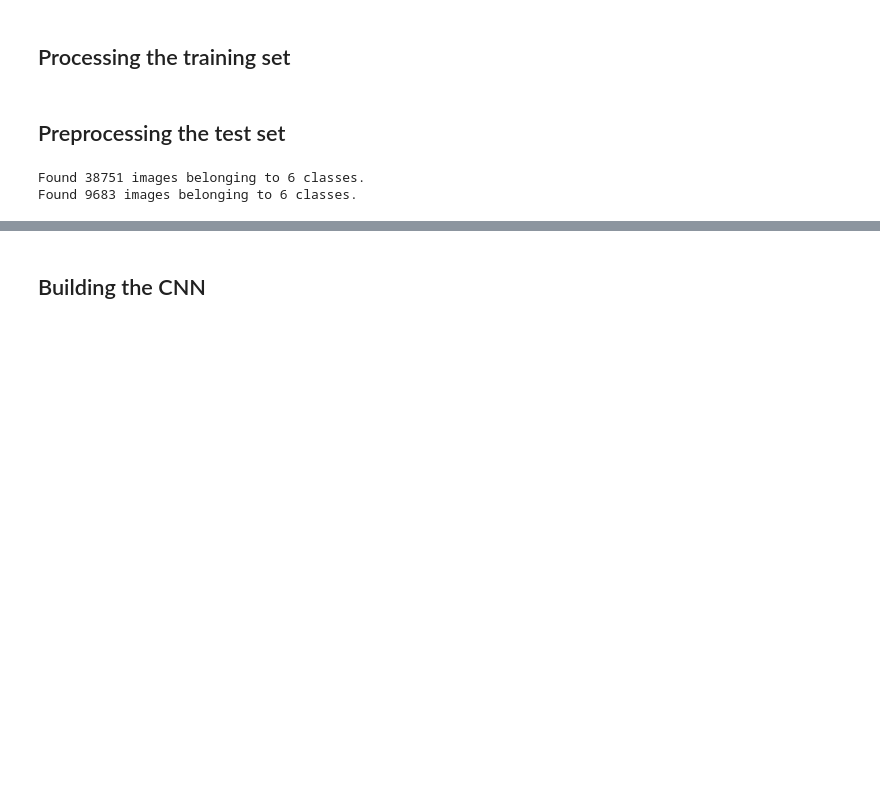
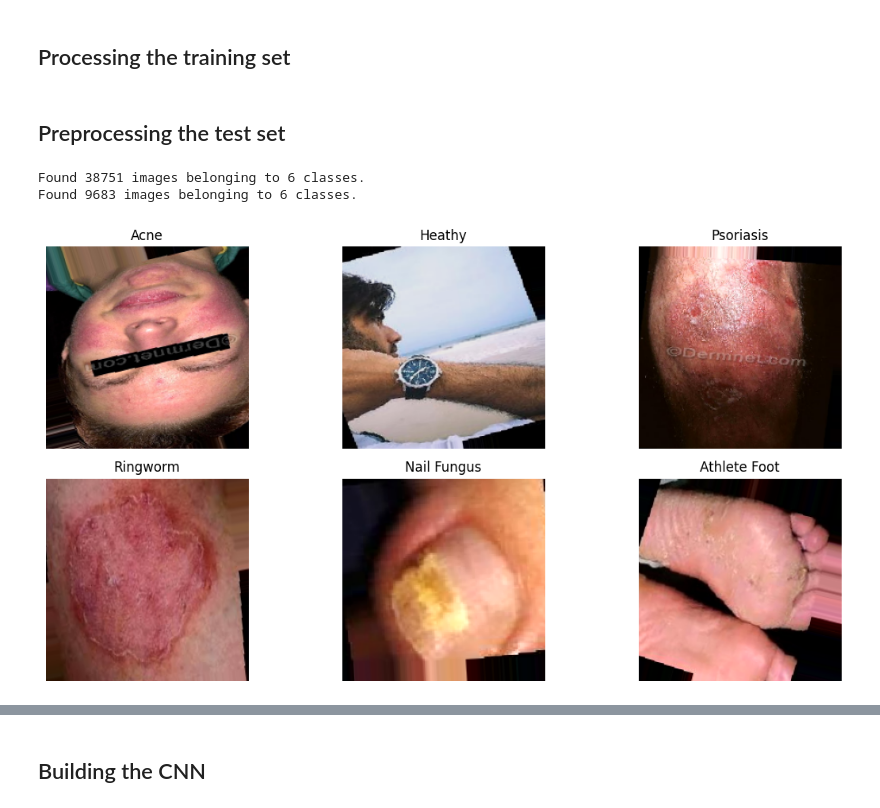
Before and after one commit to Shadhin-f/Machine-Learning, a Jupyter notebook: Skin-Diaseses-test/299-model-train-v3 - Copy.ipynb, the cells around one changed output, grey strips where cells are left out. Cells and saved outputs as stored; diff of their text form; code cells hidden in the pictures; blank space fills up the shorter version.

```diff
--- a/Skin-Diaseses-test/299-model-train-v3 - Copy.ipynb
+++ b/Skin-Diaseses-test/299-model-train-v3 - Copy.ipynb
@@ -77,6 +82,45 @@ test_set = datagen.flow_from_directory(
 # %% [output]
 Found 38751 images belonging to 6 classes.
 Found 9683 images belonging to 6 classes.
+# %%
+import matplotlib.pyplot as plt
+import numpy as np
+from PIL import Image
+
+# Load class indices (label → index mapping)
+class_indices = training_set.class_indices
+index_to_class = {v: k for k, v in class_indices.items()}
+
+# Create a map to store one image per class
+seen_classes = set()
+images = []
+labels = []
+
+# Iterate over batches to collect one image per class
+for i in range(len(training_set)):
+    x_batch, y_batch = training_set[i]
+    for img, label in zip(x_batch, y_batch):
+        class_index = np.argmax(label)
+        if class_index not in seen_classes:
+            seen_classes.add(class_index)
+            images.append(img)
+            labels.append(index_to_class[class_index])
+        if len(seen_classes) == len(index_to_class):
+            break
+    if len(seen_classes) == len(index_to_class):
+        break
+
+# Plot the collected images
+plt.figure(figsize=(12, 6))
+for i in range(len(images)):
+    plt.subplot(2, (len(images) + 1) // 2, i + 1)
+    plt.imshow(images[i])
+    plt.title(labels[i])
+    plt.axis("off")
+plt.tight_layout()
+plt.show()
+# %% [output]
+[figure, added]
 # %%
 import matplotlib.pyplot as plt
 import numpy as np
```
Also changed, not shown: parts of 8 cells of this notebook, 1 other file.
